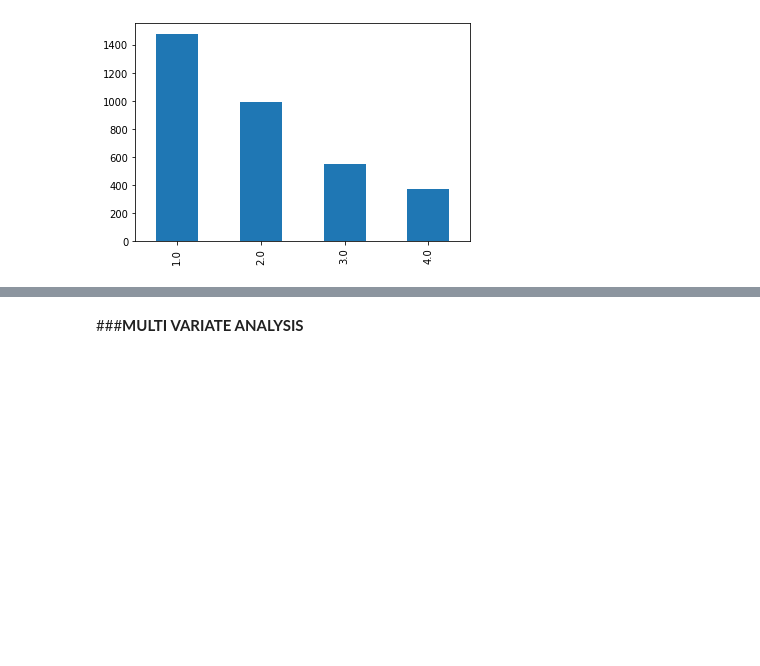
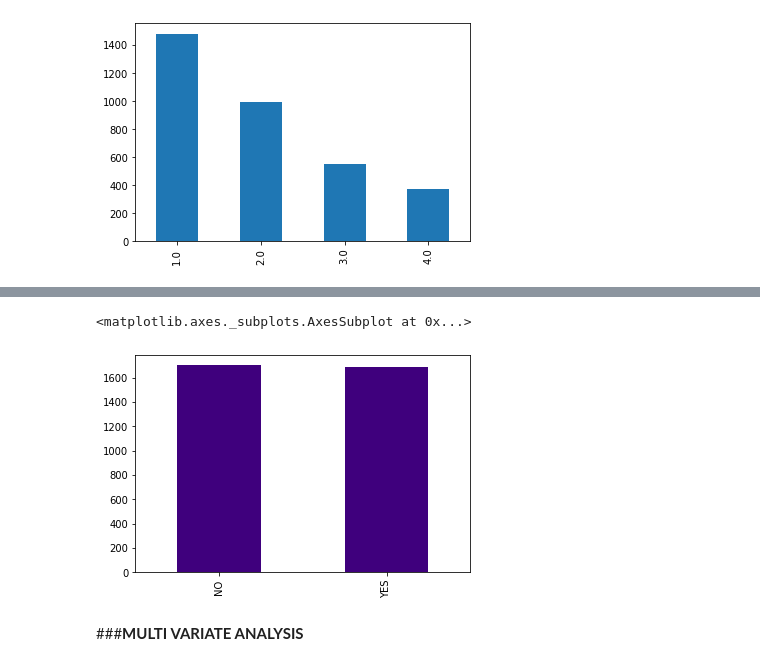
Before and after one commit to amalmon/cardio-vascular-risk-prediction, a Jupyter notebook: cardio_vascular_risk_prediction_individual_notebook_by_AMAL.ipynb, the cells around one changed output, grey strips where cells are left out. Saved outputs shown, nothing was run; the diff lists cells and outputs as text; code cells hidden in the pictures; blank space fills up the shorter version.

```diff
--- a/cardio_vascular_risk_prediction_individual_notebook_by_AMAL.ipynb
+++ b/cardio_vascular_risk_prediction_individual_notebook_by_AMAL.ipynb
@@ -336,2 +344,7 @@ df['education'].value_counts().plot(kind='bar')
+# %%
+df['is_smoking'].value_counts().plot(kind='bar',colormap='Purples_r')
+# %% [output]
+<matplotlib.axes._subplots.AxesSubplot at 0x...>
+[figure, added]
 # %% [markdown]
 ###**MULTI VARIATE ANALYSIS**
```
Also changed, not shown: parts of 37 cells of this notebook.
